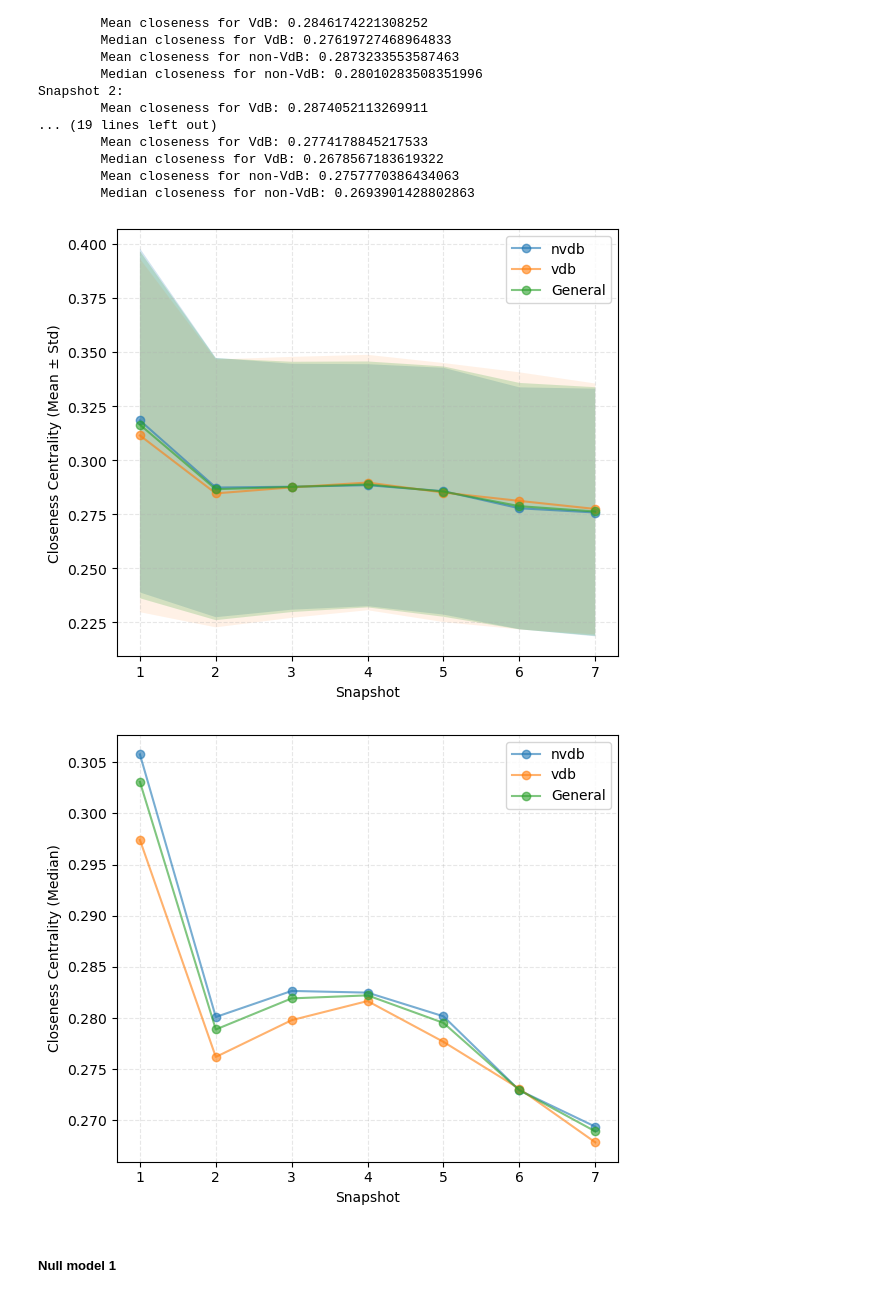
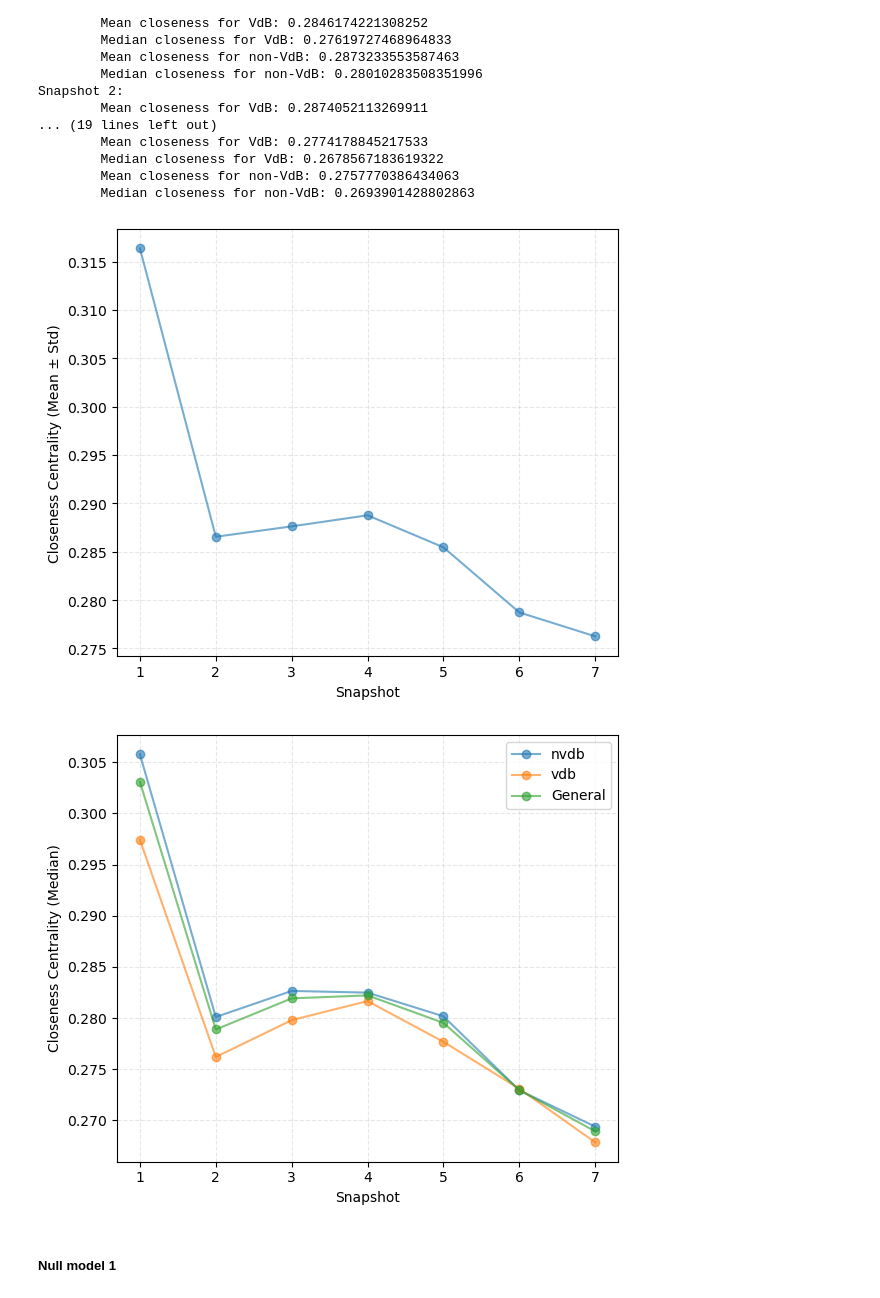
Before and after one commit to ChefBB/acn_project, a Jupyter notebook: dynet/RQ2.ipynb, the cells around one changed output. Saved outputs shown, nothing was run; the diff lists cells and outputs as text; code cells hidden in the pictures.

```diff
--- a/dynet/RQ2.ipynb
+++ b/dynet/RQ2.ipynb
@@ -769,3 +769,17 @@ deaths     | 6         | 9.28 ± 2.29     | -1.43
 isolated   | 0         | 4.50 ± 2.17     | -2.07
 splits     | 6         | 7.50 ± 1.63     | -0.92
 merges     | 0         | 0.14 ± 0.34     | -0.40
+# %%
+import scipy.stats as stats
+
+# Compute two-tailed p-values using the Survival Function (1 - CDF)
+# Formula: p = 2 * (1 - Phi(|Z|))
+p_values = {k: 2 * stats.norm.sf(abs(v)) for k, v in z_scores.items()}
+
+# Display results
+print(f"{'Metric':<10} | {'Z-score':>10} | {'P-value':>10} | {'Significant?'}")
+print("-" * 55)
+for metric, z in z_scores.items():
+    p = p_values[metric]
+    sig = "YES (p < 0.05)" if p < 0.05 else "no"
+    print(f"{metric:<10} | {z:>10.4f} | {p:>10.4f} | {sig}")
@@ -2727,60 +2771,60 @@ gen_mean, gen_std, gen_median = compute_stats(closeness_general)
 plt.figure(figsize=(6, 5))
 
 # --- NVDB ---
-plt.plot(snapshots, nv_mean, marker='o', label="nvdb", alpha=0.6)
-plt.fill_between(
-    snapshots,
-    np.array(nv_mean) - np.array(nv_std),
-    np.array(nv_mean) + np.array(nv_std),
-    alpha=0.2
-)
+# plt.plot(snapshots, nv_mean, marker='o', label="nvdb", alpha=0.6)
+# plt.fill_between(
+#     snapshots,
+#     np.array(nv_mean) - np.array(nv_std),
+#     np.array(nv_mean) + np.array(nv_std),
+#     alpha=0.2
+# )
 
 # --- VDB ---
-plt.plot(snapshots, v_mean, marker='o', label="vdb", alpha=0.6)
-plt.fill_between(
-    snapshots,
-    np.array(v_mean) - np.array(v_std),
-    np.array(v_mean) + np.array(v_std),
-    alpha=0.1
-)
+# plt.plot(snapshots, v_mean, marker='o', label="vdb", alpha=0.6)
+# plt.fill_between(
+#     snapshots,
+#     np.array(v_mean) - np.array(v_std),
+#     np.array(v_mean) + np.array(v_std),
+#     alpha=0.1
+# )
 
 # --- General ---
 plt.plot(snapshots, gen_mean, marker='o', label="General", alpha=0.6)
-plt.fill_between(
-    snapshots,
-    np.array(gen_mean) - np.array(gen_std),
-    np.array(gen_mean) + np.array(gen_std),
-    alpha=0.2
-)
+# plt.fill_between(
+#     snapshots,
+#     np.array(gen_mean) - np.array(gen_std),
+#     np.array(gen_mean) + np.array(gen_std),
+#     alpha=0.2
+# )
 
 
 # plt.title("Closeness Centrality: Mean ± Std per Snapshot")
 plt.xlabel("Snapshot")
 plt.ylabel("Closeness Centrality (Mean ± Std)")
 plt.xticks(snapshots)
-plt.legend()
+# plt.legend()
 plt.grid(True, alpha=0.3, linestyle='--')
 plt.tight_layout()
 plt.show()
 
 # ------------------------
 # Plot Median
 # ------------------------
 plt.figure(figsize=(6, 5))
 plt.plot(snapshots, nv_median, label="nvdb", marker='o', alpha=0.6)
 plt.plot(snapshots, v_median,  label="vdb", marker='o', alpha=0.6)
 plt.plot(snapshots, gen_median,  label="General", marker='o', alpha=0.6)
 
 # plt.title("Closeness Centrality: Median per Snapshot")
 plt.xlabel("Snapshot")
 plt.ylabel("Closeness Centrality (Median)")
 plt.xticks(snapshots)
 plt.legend()
 plt.grid(True, alpha=0.3, linestyle='--')
 plt.tight_layout()
 plt.show()
 # %% [output]
-[figure, old version]
+[figure, new version]
 [figure]
 # %% [markdown]
 ##### Null model 1
```
Also changed, not shown: parts of 4 cells of this notebook.
